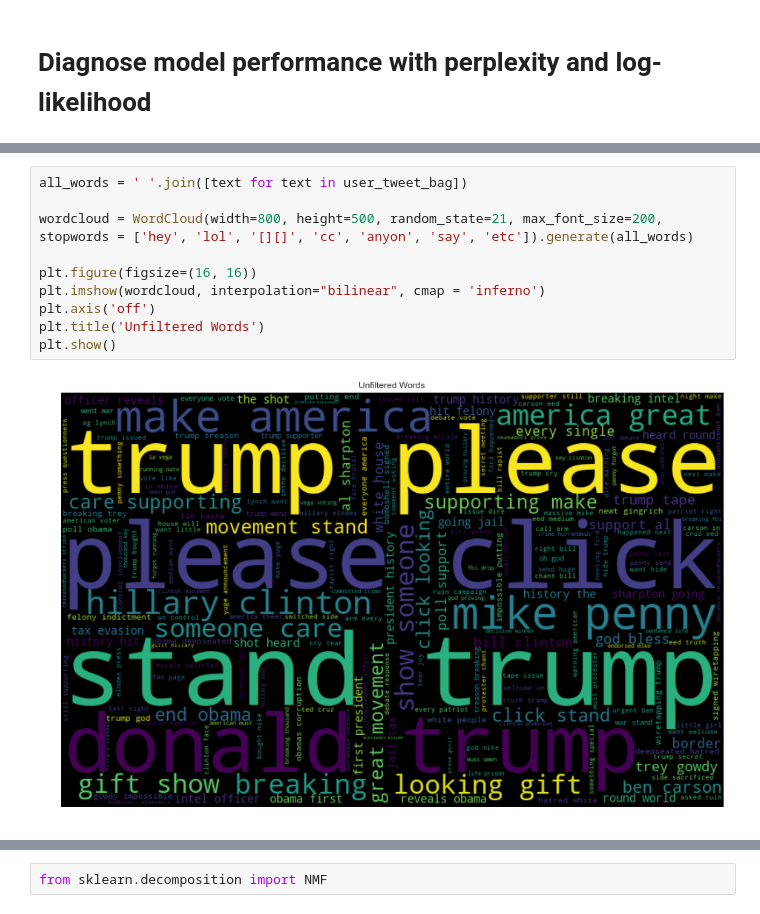
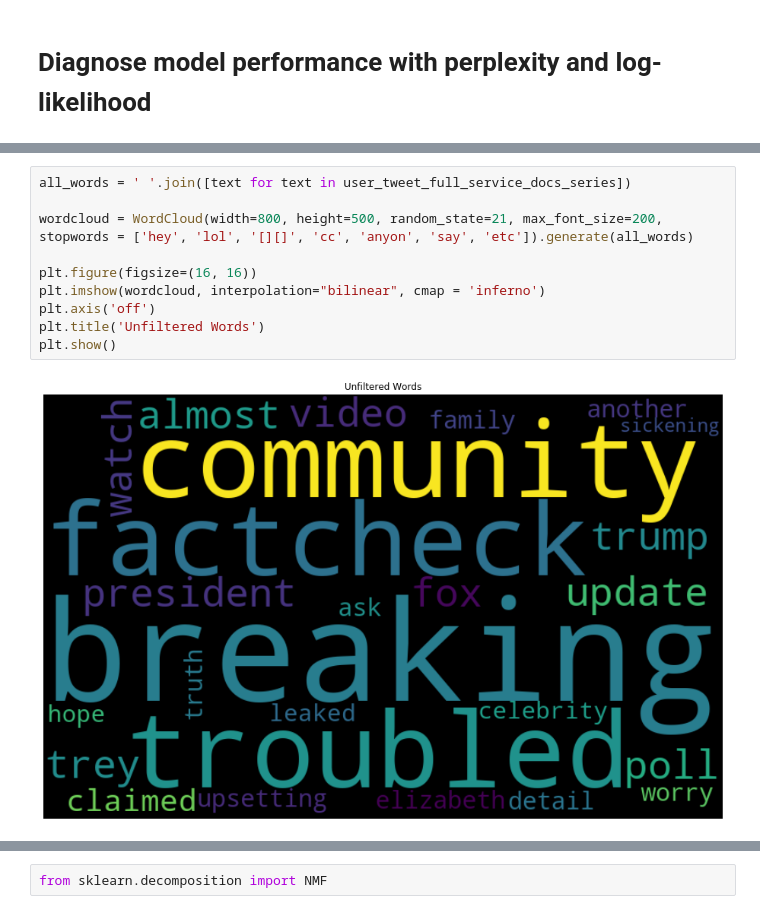
Before and after one commit to sandroclark/Venezuelan-Intrusion, a Jupyter notebook: Topic Modeling.ipynb, the cells around one changed output, grey strips where cells are left out. Cells and saved outputs as stored; diff of their text form.

```diff
--- a/Topic Modeling.ipynb
+++ b/Topic Modeling.ipynb
@@ -334,15 +334,15 @@ Model Perplexity:  193.50339338737558
 # %%
-all_words = ' '.join([text for text in user_tweet_bag])
+all_words = ' '.join([text for text in user_tweet_full_service_docs_series])
 
 wordcloud = WordCloud(width=800, height=500, random_state=21, max_font_size=200, stopwords = ['hey', 'lol', '[][]', 'cc', 'anyon', 'say', 'etc']).generate(all_words)
 
 plt.figure(figsize=(16, 16))
 plt.imshow(wordcloud, interpolation="bilinear", cmap = 'inferno')
 plt.axis('off')
 plt.title('Unfiltered Words')
 plt.show()
 # %% [output]
-[figure, old version]
+[figure, new version]
 # %%
 pyLDAvis.enable_notebook()
 panel = pyLDAvis.sklearn.prepare(best_lda_model, tf_lda, tf_vectorizer, mds='tsne')
```
Also changed, not shown: parts of 12 cells of this notebook, 16 other files.
